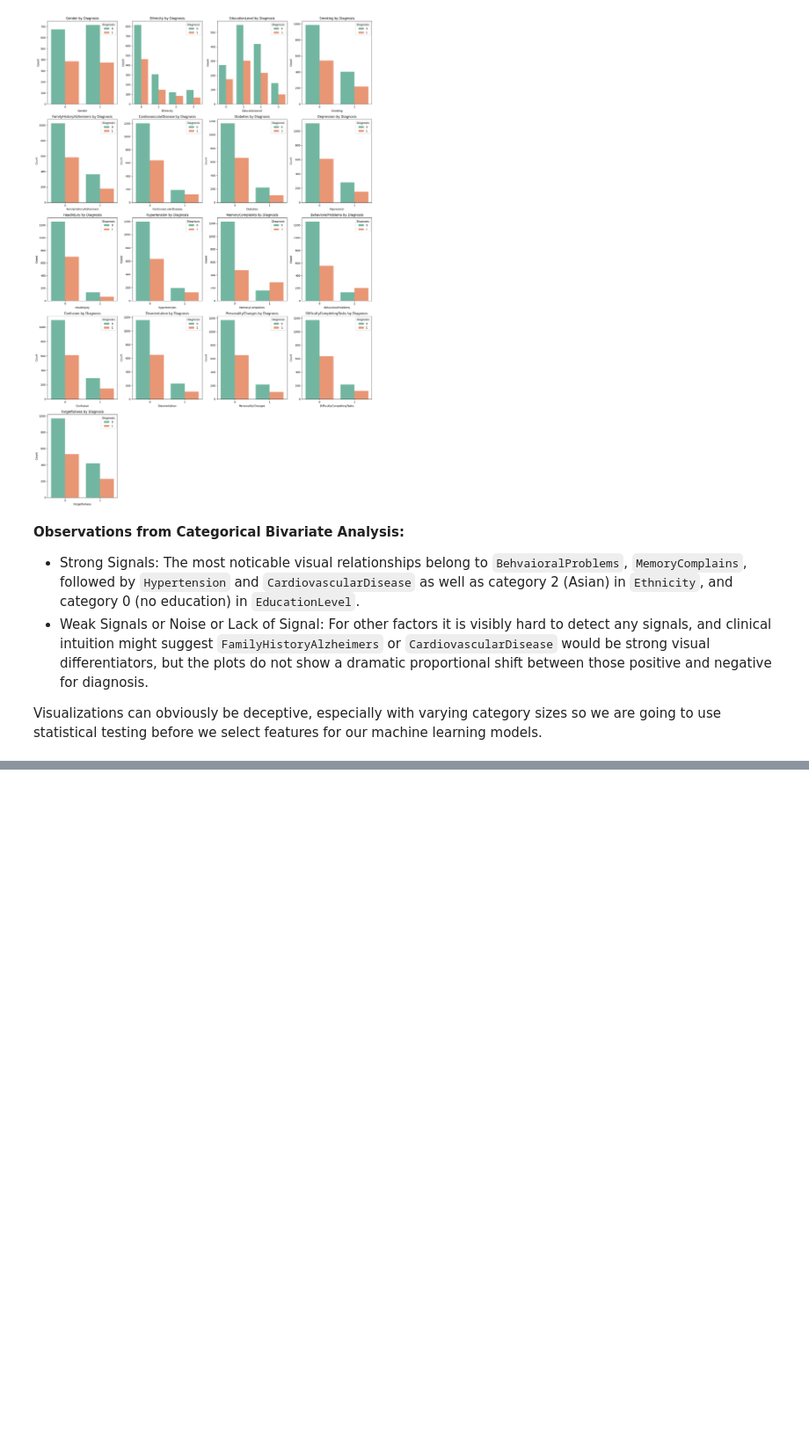
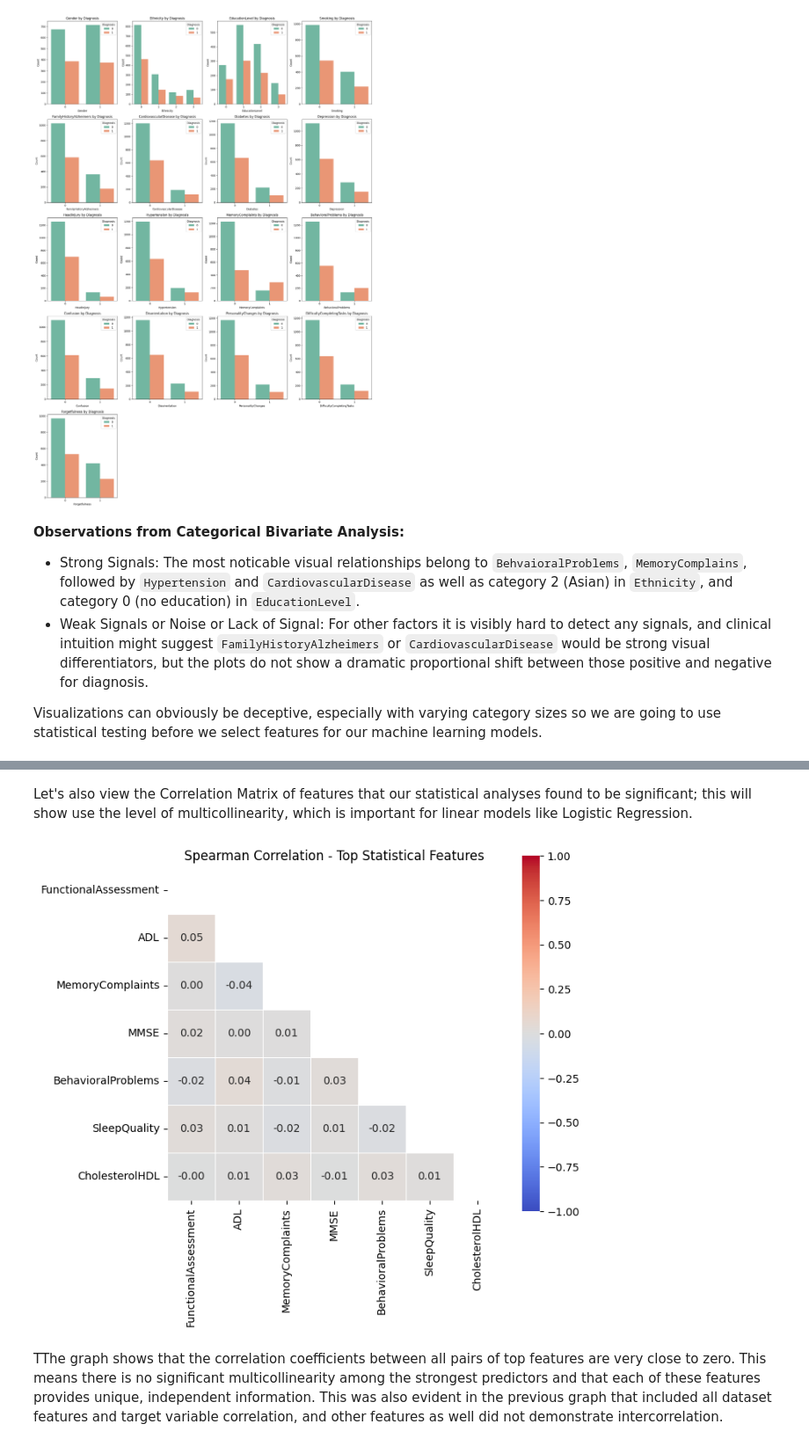
Before and after one commit to mtfattahpour/alzheimer-ml-classification, a Jupyter notebook: data_exploration.ipynb, the cells around one changed output, grey strips where cells are left out. Shown at 88% size. Drawn from its saved outputs; the diff is of its cells as text; code cells hidden in the pictures; blank space fills up the shorter version.

```diff
--- a/analysis.ipynb
+++ b/data_exploration.ipynb
@@ -313,0 +410,20 @@ Visualizations can obviously be deceptive, especially with varying category size
+# %% [markdown]
+Let's also view the Correlation Matrix of features that our statistical analyses found to be significant; this will show use the level of multicollinearity, which is important for linear models like Logistic Regression.
+# %%
+significant_cols = stat_results_df[stat_results_df['Significant (a=0.05)'] == True]['Feature'].tolist()
+
+plt.figure(figsize=(7, 6))
+
+corr_top = df[significant_cols].corr(method='spearman')
+mask_top = np.triu(np.ones_like(corr_top, dtype=bool))
+sns.heatmap(
+    corr_top, mask=mask_top, annot=True, fmt=".2f", cmap='coolwarm',
+    vmin=-1, vmax=1, center=0, square=True, linewidths=.5
+)
+
+plt.title('Spearman Correlation - Top Statistical Features')
+plt.show()
+# %% [output]
+[figure, added]
+# %% [markdown]
+TThe graph shows that the correlation coefficients between all pairs of top features are very close to zero. This means there is no significant multicollinearity among the strongest predictors and that each of these features provides unique, independent information. This was also evident in the previous graph that included all dataset features and target variable correlation, and other features as well did not demonstrate intercorrelation.
```
Also changed, not shown: parts of 8 cells of this notebook.
